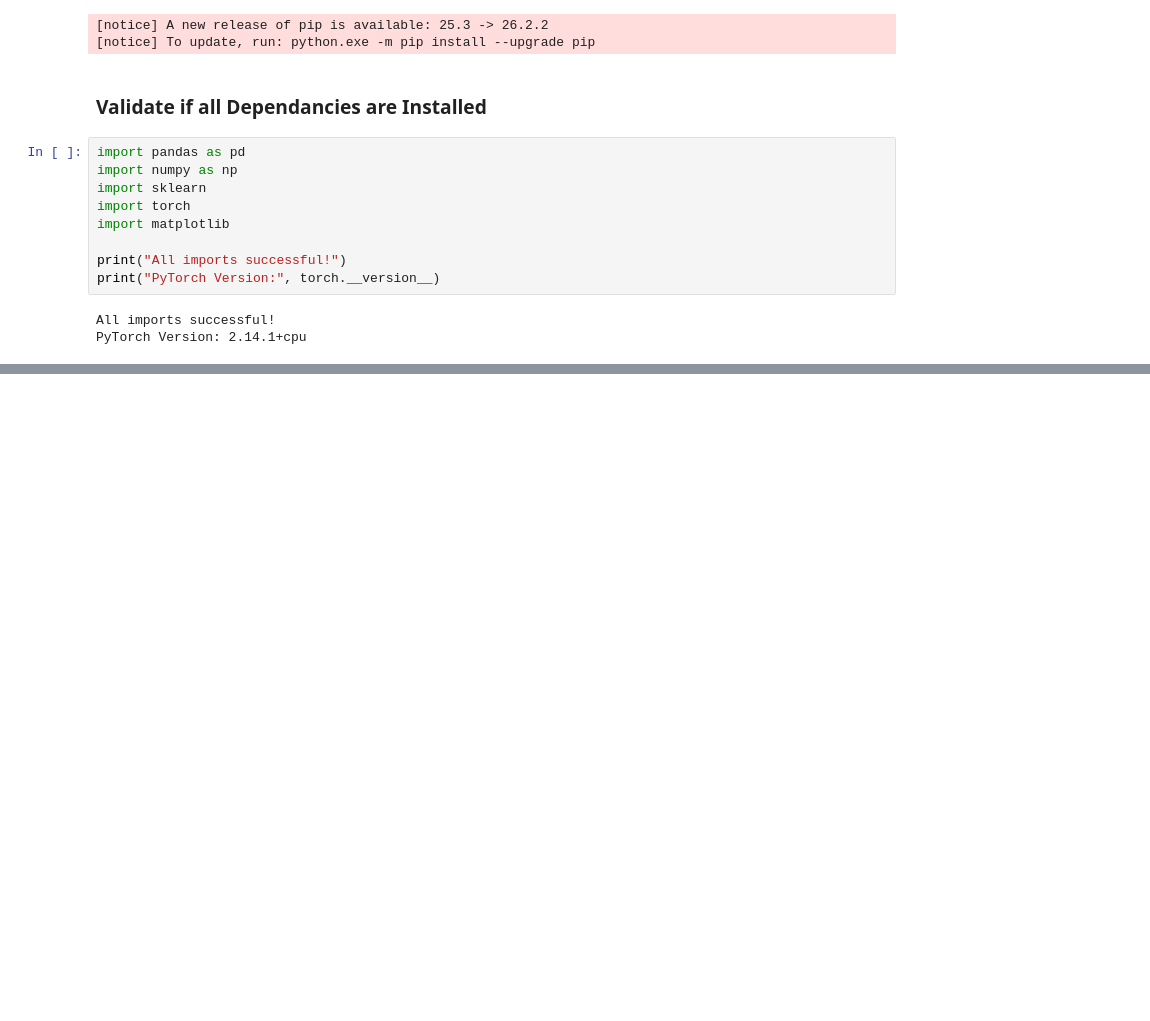
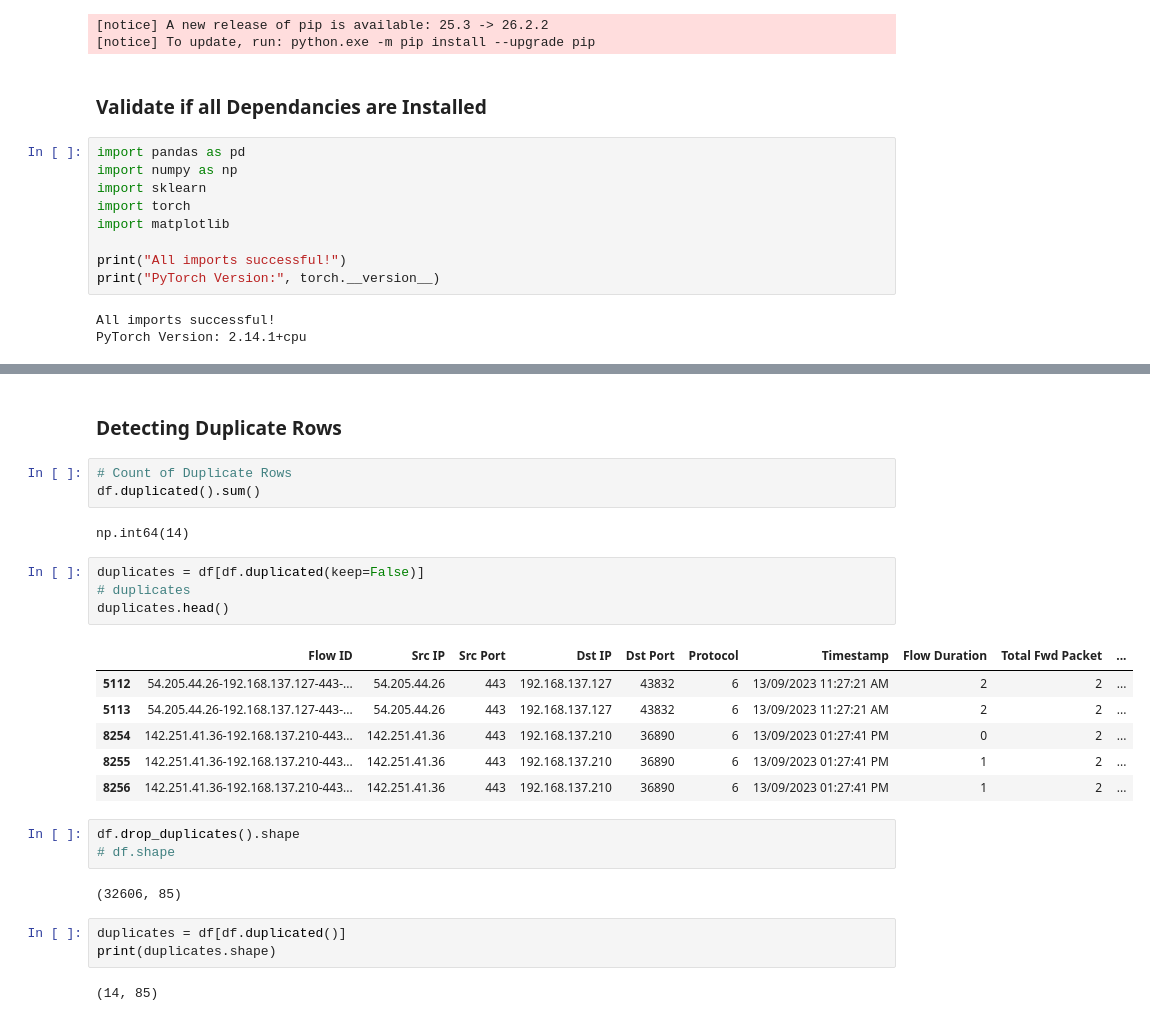
Before and after one commit to Highlighter56/NetworkTrafficClassifier, a Jupyter notebook: sklearn_logistic_regression.ipynb, the cells around one changed output, grey strips where cells are left out. Cells and saved outputs as stored; diff of their text form; blank space fills up the shorter version.

```diff
--- a/sklearn_logistic_regression.ipynb
+++ b/sklearn_logistic_regression.ipynb
@@ -42,0 +157,28 @@ PyTorch Version: 2.14.1+cpu
+# %% [markdown]
+### Detecting Duplicate Rows
+# %%
+# Count of Duplicate Rows
+df.duplicated().sum()
+# %% [output]
+np.int64(14)
+# %%
+duplicates = df[df.duplicated(keep=False)]
+# duplicates
+duplicates.head()
+# %% [output]
+|  | Flow ID | Src IP | Src Port | Dst IP | Dst Port | Protocol | Timestamp | Flow Duration | Total Fwd Packet | ... |
+| 5112 | 54.205.44.26-192.168.137.127-443-... | 54.205.44.26 | 443 | 192.168.137.127 | 43832 | 6 | 13/09/2023 11:27:21 AM | 2 | 2 | ... |
+| 5113 | 54.205.44.26-192.168.137.127-443-... | 54.205.44.26 | 443 | 192.168.137.127 | 43832 | 6 | 13/09/2023 11:27:21 AM | 2 | 2 | ... |
+| 8254 | 142.251.41.36-192.168.137.210-443... | 142.251.41.36 | 443 | 192.168.137.210 | 36890 | 6 | 13/09/2023 01:27:41 PM | 0 | 2 | ... |
+| 8255 | 142.251.41.36-192.168.137.210-443... | 142.251.41.36 | 443 | 192.168.137.210 | 36890 | 6 | 13/09/2023 01:27:41 PM | 1 | 2 | ... |
+| 8256 | 142.251.41.36-192.168.137.210-443... | 142.251.41.36 | 443 | 192.168.137.210 | 36890 | 6 | 13/09/2023 01:27:41 PM | 1 | 2 | ... |
+# %%
+df.drop_duplicates().shape
+# df.shape
+# %% [output]
+(32606, 85)
+# %%
+duplicates = df[df.duplicated()]
+print(duplicates.shape)
+# %% [output]
+(14, 85)
```
Also changed, not shown: parts of 24 cells of this notebook, 1 other file.
